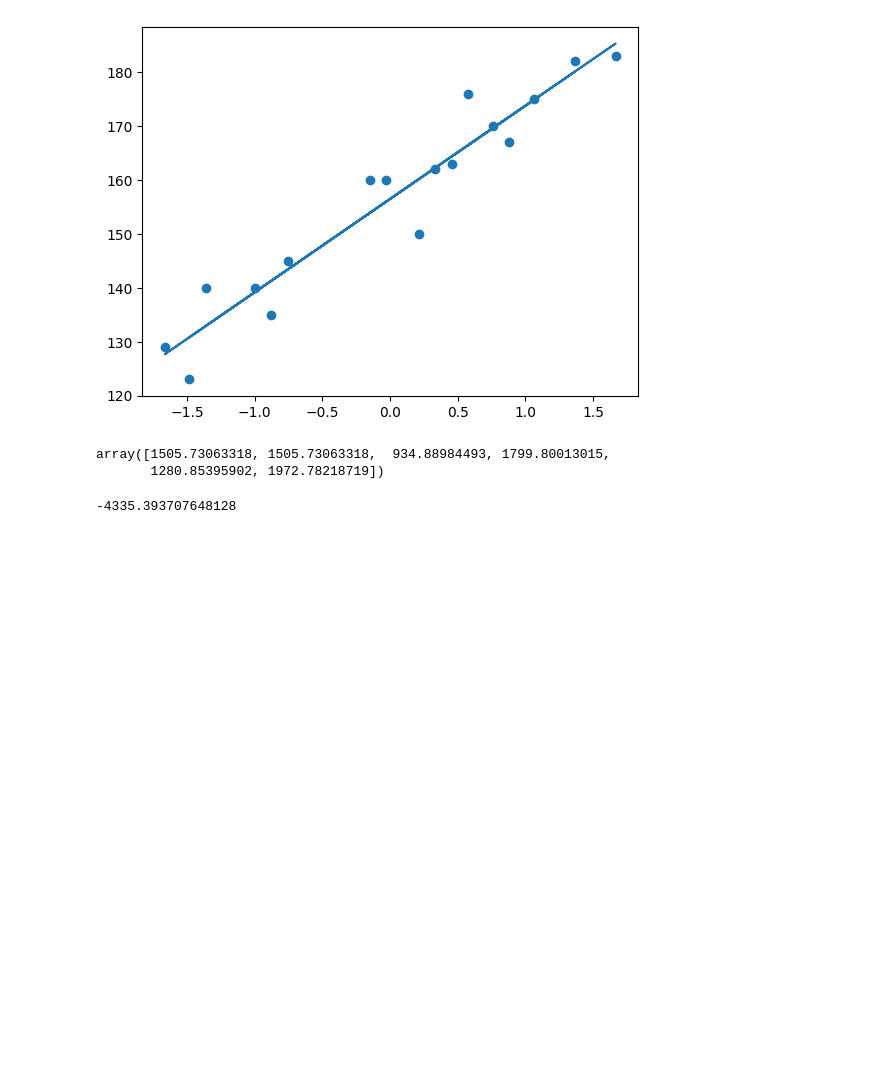
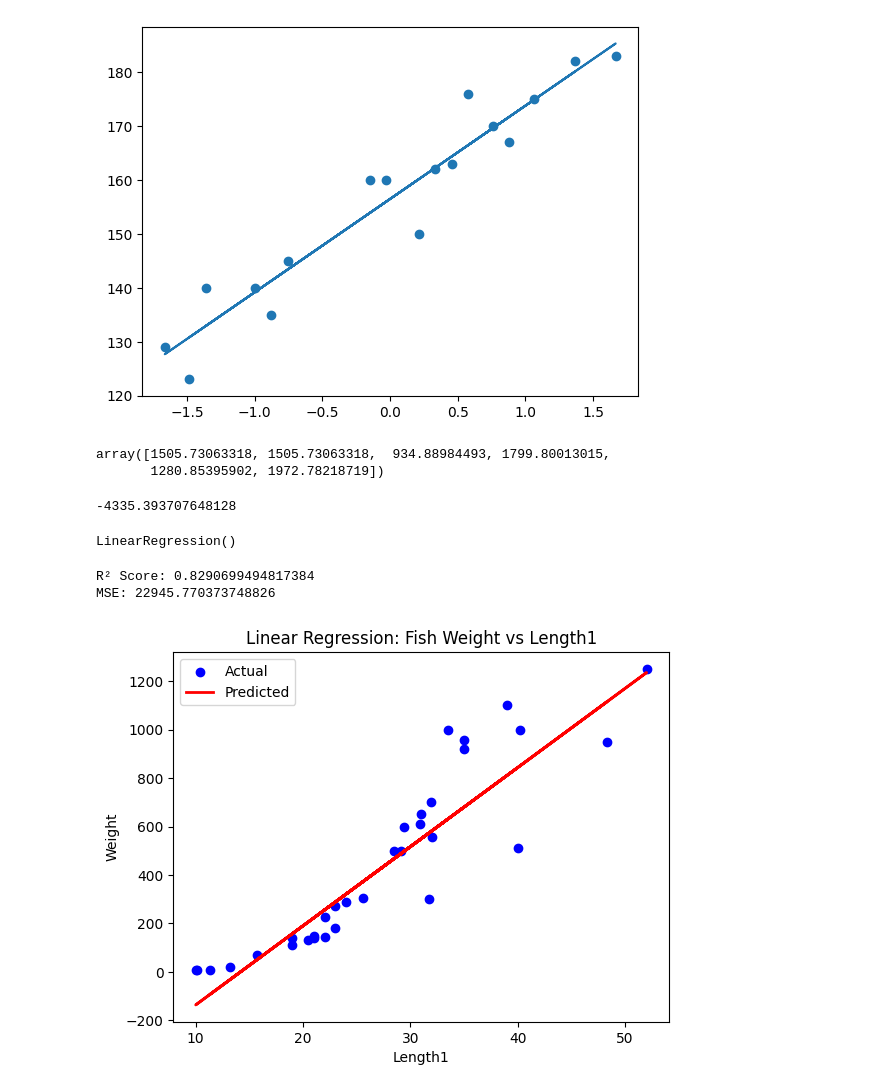
Before and after one commit to prashant-210110/programs, a Jupyter notebook: Linear regression.ipynb, the cells around one changed output. Cells and saved outputs as stored; diff of their text form; code cells hidden in the pictures; blank space fills up the shorter version.

Commit message:
machine learning models update

```diff
--- a/Linear regression.ipynb
+++ b/Linear regression.ipynb
@@ -381,0 +393,30 @@ r2_score(y_test,y_pre)
+# %%
+# Feature and target
+X = df[["Length1"]]  # You can try ['Length1', 'Length2', 'Length3', 'Height', 'Width'] for multivariate
+y = df["Weight"]
+# %%
+X_train, X_test, y_train, y_test = train_test_split(X, y, test_size=0.2, random_state=42)
+# %%
+model = LinearRegression()
+model.fit(X_train, y_train)
+# %% [output]
+LinearRegression()
+# %%
+y_pred = model.predict(X_test)
+# %%
+print("R² Score:", r2_score(y_test, y_pred))
+print("MSE:", mean_squared_error(y_test, y_pred))
+# %% [output]
+R² Score: 0.8290699494817384
+MSE: 22945.770373748826
+# %%
+# Visualization
+plt.scatter(X_test, y_test, color="blue", label="Actual")
+plt.plot(X_test, y_pred, color="red", linewidth=2, label="Predicted")
+plt.xlabel("Length1")
+plt.ylabel("Weight")
+plt.title("Linear Regression: Fish Weight vs Length1")
+plt.legend()
+plt.show()
+# %% [output]
+[figure, added]
```
Also changed, not shown: parts of 3 cells of this notebook, 1 other file.
